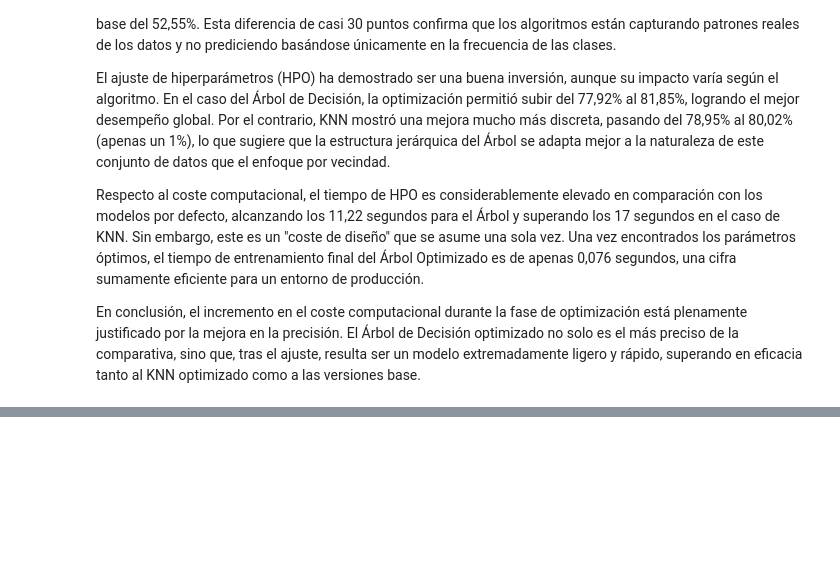
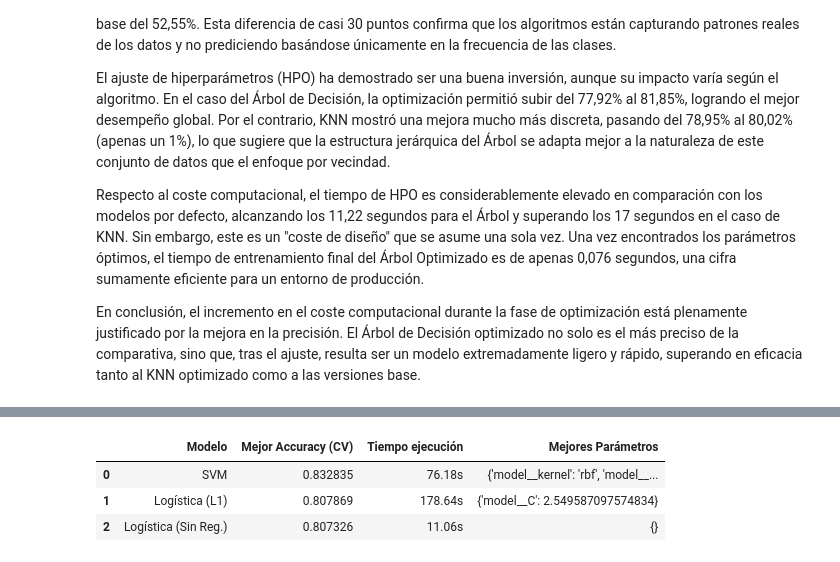
Before and after one commit to mmanchado6/P1_Machine_learning, a Jupyter notebook: Notebook.ipynb, the cells around one changed output, grey strips where cells are left out. Saved outputs shown, nothing was run; the diff lists cells and outputs as text; code cells hidden in the pictures; blank space fills up the shorter version.

```diff
--- a/Notebook.ipynb
+++ b/Notebook.ipynb
@@ -633,0 +698,95 @@ En conclusión, el incremento en el coste computacional durante la fase de optim
+# %%
+from optuna.distributions import FloatDistribution as FloatDist
+
+# Silenciamos los logs de Optuna y warnings de convergencia para que no se llene la salida
+optuna.logging.set_verbosity(optuna.logging.WARNING)
+warnings.filterwarnings("ignore")
+
+# Modelo lineal sin regularización (penalty=None)
+pipe_log_none = Pipeline(steps=[
+    ('pre', best_preprocessor),
+    ('model', LogisticRegression(penalty=None, solver='saga', max_iter=10000, random_state=SEED))
+])
+
+# Modelo lineal con regularización L1 (Lasso)
+pipe_log_l1 = Pipeline(steps=[
+    ('pre', best_preprocessor),
+    ('model', LogisticRegression(penalty='l1', solver='saga', max_iter=10000, random_state=SEED))
+])
+
+# Modelo No Lineal: SVM (SVC implementa la clasificación en sklearn)
+pipe_svm = Pipeline(steps=[
+    ('pre', best_preprocessor),
+    ('model', SVC(random_state=SEED))
+])
+
+
+# Sin regularización no hay parámetros que optimizar
+param_grid_none = {}
+
+# Para L1 optimizamos 'C' (inversa de la fuerza de regularización) en escala logarítmica
+param_grid_l1 = {
+    'model__C': FloatDist(1e-3, 100, log=True)
+}
+
+# Para SVM optimizamos el tipo de Kernel y su complejidad
+param_grid_svm = {
+    'model__kernel': CatDist(['linear', 'rbf', 'poly']),
+    'model__C': FloatDist(1e-2, 10, log=True),
+    'model__gamma': CatDist(['scale', 'auto']),
+    'model__degree': IntDist(2, 3) # Solo tendrá efecto real si el kernel elegido es 'poly'
+}
+
+budget = 30 # Número de iteraciones de búsqueda por modelo (ponemos menos ya que tardará más)
+
+
+# Configuramos OptunaSearch
+optuna_none = optuna.integration.OptunaSearchCV(
+    pipe_log_none, param_grid_none, scoring='accuracy', n_trials=1,
+    cv=cv_inner, random_state=SEED, n_jobs=1, verbose=1
+)
+
+optuna_l1 = optuna.integration.OptunaSearchCV(
+    pipe_log_l1, param_grid_l1, scoring='accuracy', n_trials=budget,
+    cv=cv_inner, random_state=SEED, n_jobs=1, verbose=1, timeout=600
+)
+
+optuna_svm = optuna.integration.OptunaSearchCV(
+    pipe_svm, param_grid_svm, scoring='accuracy', n_trials=budget,
+    cv=cv_inner, random_state=SEED, n_jobs=1, verbose=1, timeout=600
+)
+
+# Ejecutamos y medimos los tiempos
+print("Evaluando Logística (Sin Reg.)...")
+start = time.time()
+optuna_none.fit(X_train, y_train)
+t_none = time.time() - start
+
+print("Optimizando Logística (L1)...")
+start = time.time()
+optuna_l1.fit(X_train, y_train)
+t_l1 = time.time() - start
+
+print("Optimizando SVM (esto puede tardar unos minutos)...")
+start = time.time()
+optuna_svm.fit(X_train, y_train)
+t_svm = time.time() - start
+
+# Visualizamos con una data frame los resultados
+resultados_adv = {
+    "Modelo": ["Logística (Sin Reg.)", "Logística (L1)", "SVM"],
+    "Mejor Accuracy (CV)": [optuna_none.best_score_, optuna_l1.best_score_, optuna_svm.best_score_],
+    "Tiempo ejecución": [f"{t_none:.2f}s", f"{t_l1:.2f}s", f"{t_svm:.2f}s"],
+    "Mejores Parámetros": [optuna_none.best_params_, optuna_l1.best_params_, optuna_svm.best_params_]
+}
+
+# Configuración de pandas para mostrar todo el contenido de las celdas (parámetros)
+pd.set_option('display.max_colwidth', None)
+df_resumen_adv = pd.DataFrame(resultados_adv)
+
+# Mostramos la tabla final ordenada por el mejor desempeño
+display(df_resumen_adv.sort_values(by="Mejor Accuracy (CV)", ascending=False).reset_index(drop=True))
+
+# Restauramos los warnings por defecto
+warnings.filterwarnings("default")
+# %% [output]
@@ -633,0 +796,4 @@ En conclusión, el incremento en el coste computacional durante la fase de optim
+|  | Modelo | Mejor Accuracy (CV) | Tiempo ejecución | Mejores Parámetros |
+| 0 | SVM | 0.832835 | 76.18s | {'model__kernel': 'rbf', 'model__... |
+| 1 | Logística (L1) | 0.807869 | 178.64s | {'model__C': 2.549587097574834} |
+| 2 | Logística (Sin Reg.) | 0.807326 | 11.06s | {} |
```
Also changed, not shown: parts of 17 cells of this notebook.
